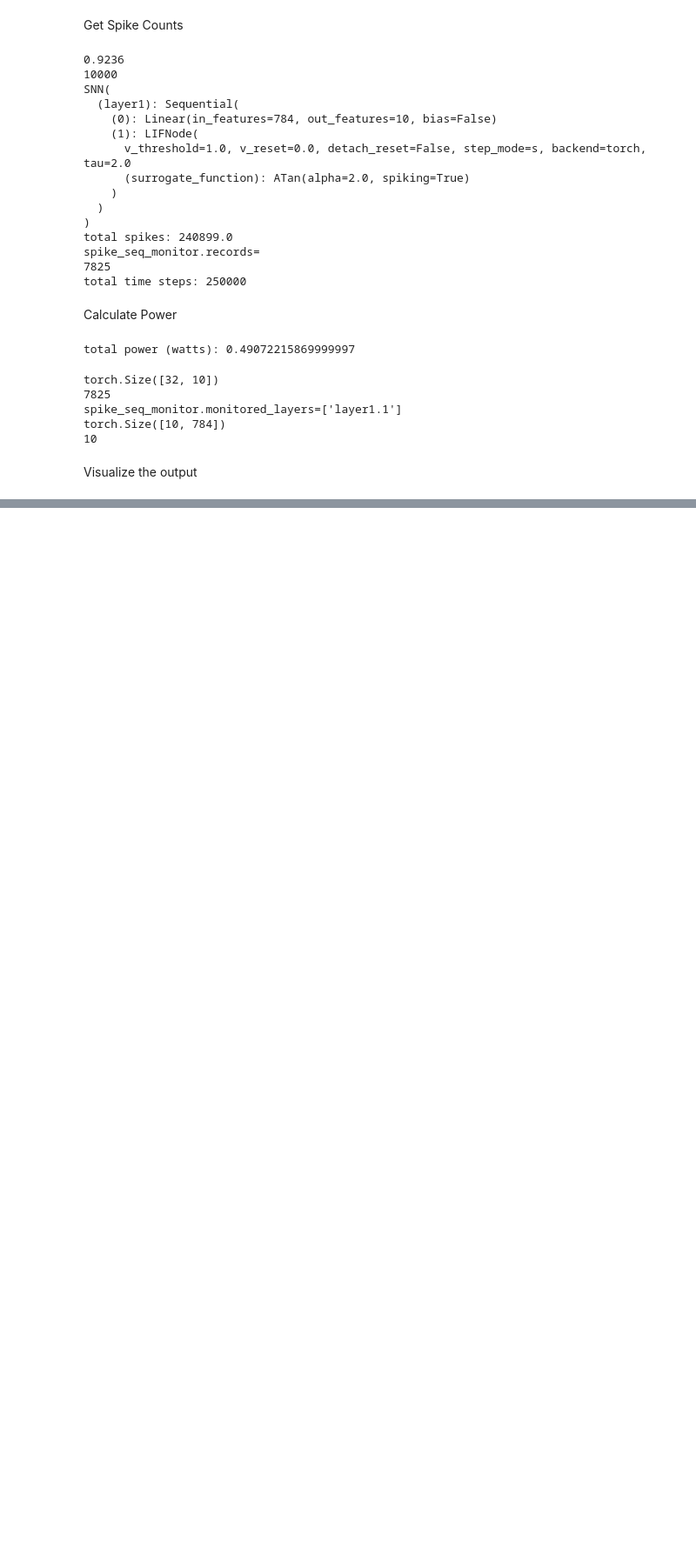
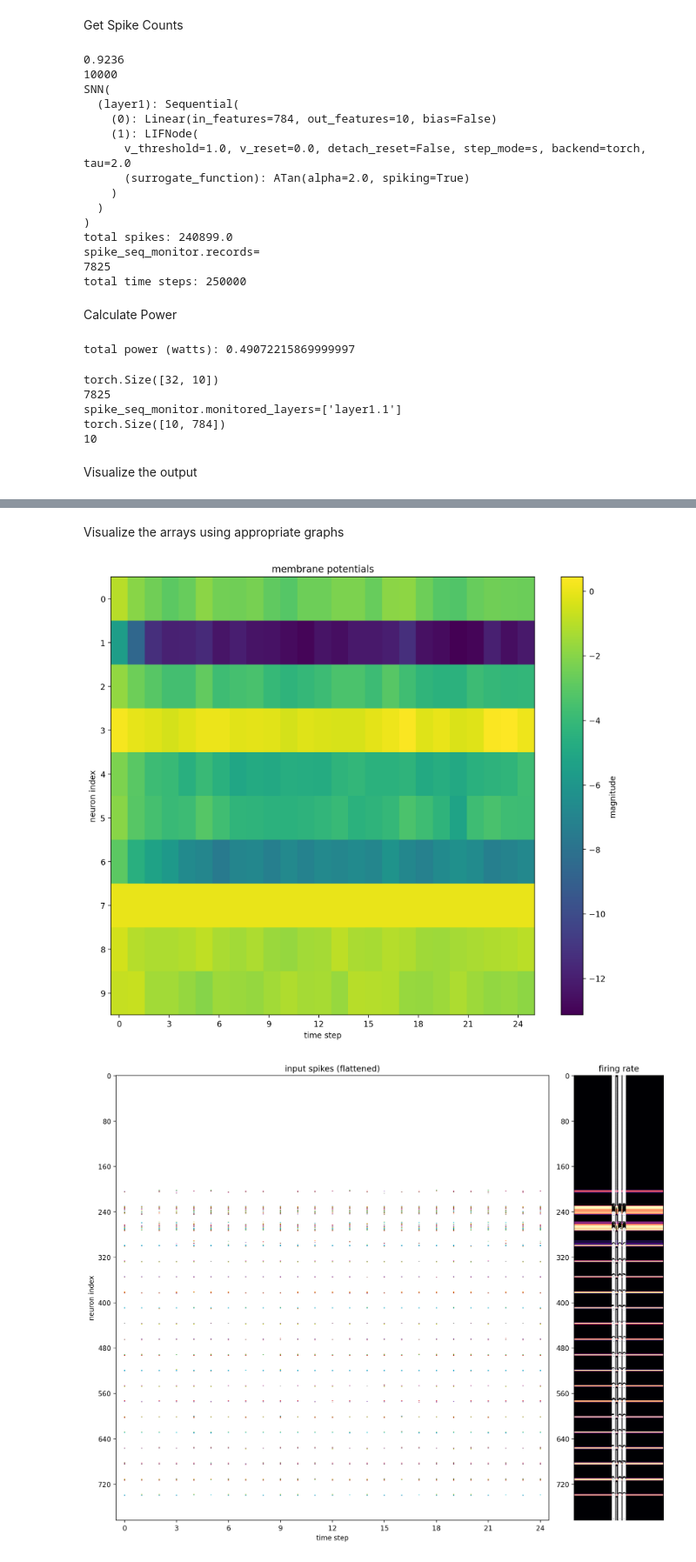
Before and after one commit to njfredri/DL_SNN, a Jupyter notebook: mnist_snn_more_timesteps.ipynb, the cells around one changed output, grey strips where cells are left out. Shown: that part at 87% size. Saved outputs shown, nothing was run; the diff lists cells and outputs as text; code cells hidden in the pictures; blank space fills up the shorter version.

```diff
--- a/mnist_snn_more_timesteps.ipynb
+++ b/mnist_snn_more_timesteps.ipynb
@@ -397,0 +400,10 @@ tensor([[0., 0., 0., 0., 0., 0., 0., 1., 0., 0.]], device='cuda:0')
+# %% [markdown]
+Visualize the arrays using appropriate graphs
+# %%
+visualizing.plot_2d_heatmap(array=v_np, title='membrane potentials', xlabel='time step', ylabel='neuron index', int_x_ticks=True, x_max=timesteps, figsize=(12,8), dpi=200)
+visualizing.plot_1d_spikes(spikes=in_np, title='input spikes (flattened)', xlabel='time step', ylabel='neuron index', figsize=(12,8), dpi=200)
+visualizing.plot_1d_spikes(spikes=out_np, title='out spikes (flattened)', xlabel='time step', ylabel='neuron index', figsize=(12,8), dpi=200)
+plt.show()
+# %% [output]
+[figure, added]
+[figure, added]
```
Also changed, not shown: parts of 3 cells of this notebook, 14 other files.
